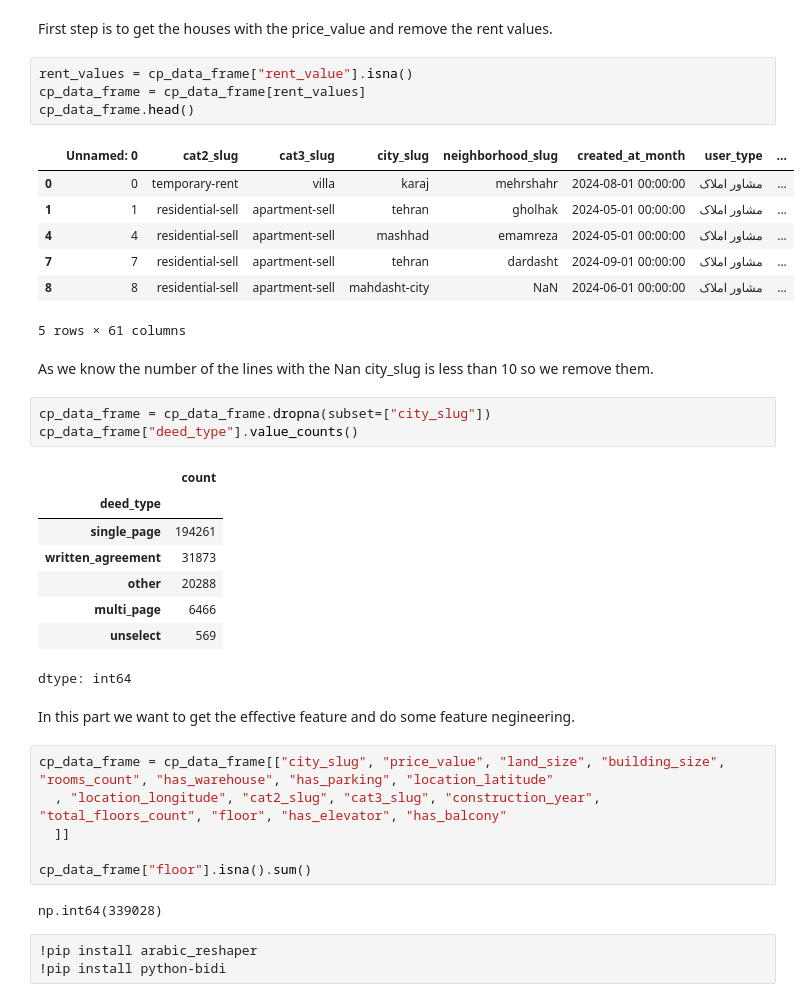
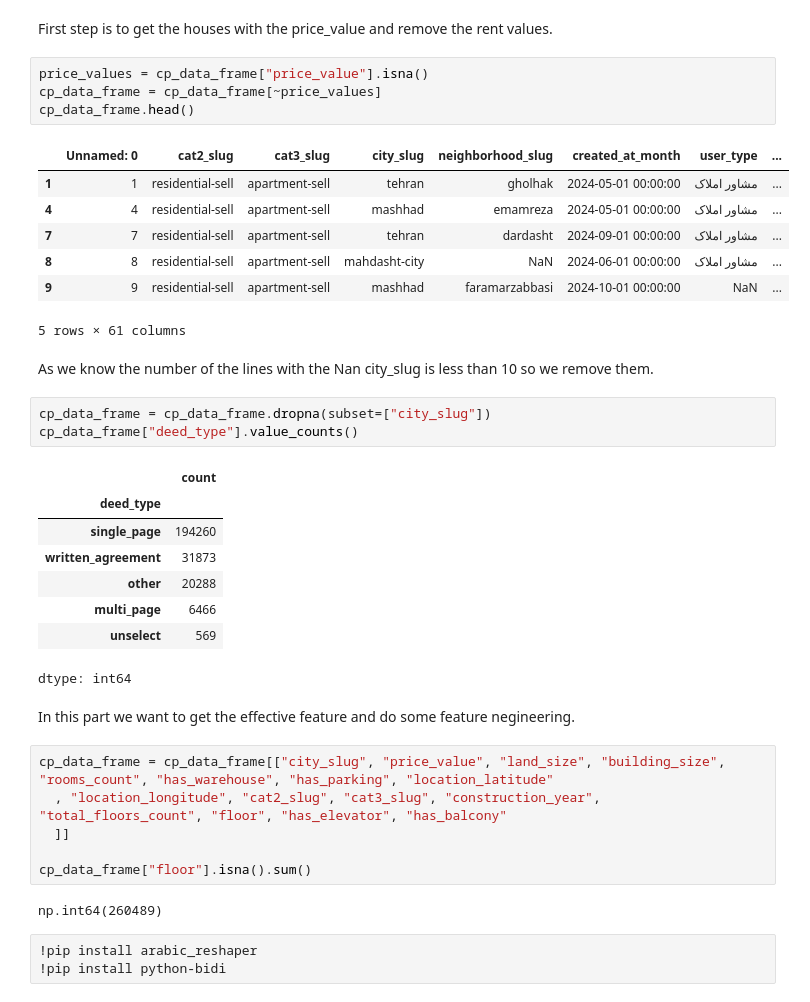
Before and after one commit to aminrafi394/quera-AI-first-project, a Jupyter notebook: prediction.ipynb, the cells around one changed output. Saved outputs shown, nothing was run; the diff lists cells and outputs as text.

```diff
--- a/prediction.ipynb
+++ b/prediction.ipynb
@@ -41,16 +41,16 @@ np.int64(968688)
 # %% [markdown]
 First step is to get the houses with the price_value and remove the rent values.
 # %%
-rent_values = cp_data_frame["rent_value"].isna()
-cp_data_frame = cp_data_frame[rent_values]
+price_values = cp_data_frame["price_value"].isna()
+cp_data_frame = cp_data_frame[~price_values]
 cp_data_frame.head()
 # %% [output]
 |  | Unnamed: 0 | cat2_slug | cat3_slug | city_slug | neighborhood_slug | created_at_month | user_type | ... |
-| 0 | 0 | temporary-rent | villa | karaj | mehrshahr | 2024-08-01 00:00:00 | مشاور املاک | ... |
 | 1 | 1 | residential-sell | apartment-sell | tehran | gholhak | 2024-05-01 00:00:00 | مشاور املاک | ... |
 | 4 | 4 | residential-sell | apartment-sell | mashhad | emamreza | 2024-05-01 00:00:00 | مشاور املاک | ... |
 | 7 | 7 | residential-sell | apartment-sell | tehran | dardasht | 2024-09-01 00:00:00 | مشاور املاک | ... |
 | 8 | 8 | residential-sell | apartment-sell | mahdasht-city | NaN | 2024-06-01 00:00:00 | مشاور املاک | ... |
+| 9 | 9 | residential-sell | apartment-sell | mashhad | faramarzabbasi | 2024-10-01 00:00:00 | NaN | ... |
 5 rows × 61 columns
 # %% [markdown]
 As we know the number of the lines with the Nan city_slug is less than 10 so we remove them.
@@ -60,7 +60,7 @@ cp_data_frame["deed_type"].value_counts()
 # %% [output]
 |  | count |
 | deed_type |  |
-| single_page | 194261 |
+| single_page | 194260 |
 | written_agreement | 31873 |
 | other | 20288 |
 | multi_page | 6466 |
@@ -75,7 +75,7 @@ cp_data_frame = cp_data_frame[["city_slug", "price_value", "land_size", "buildin
 
 cp_data_frame["floor"].isna().sum()
 # %% [output]
-np.int64(339028)
+np.int64(260489)
 # %%
 !pip install arabic_reshaper
 !pip install python-bidi
```
Also changed, not shown: parts of 13 cells of this notebook.
